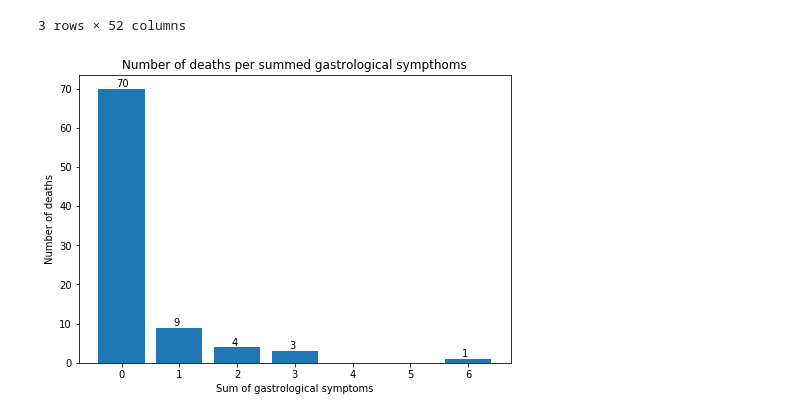
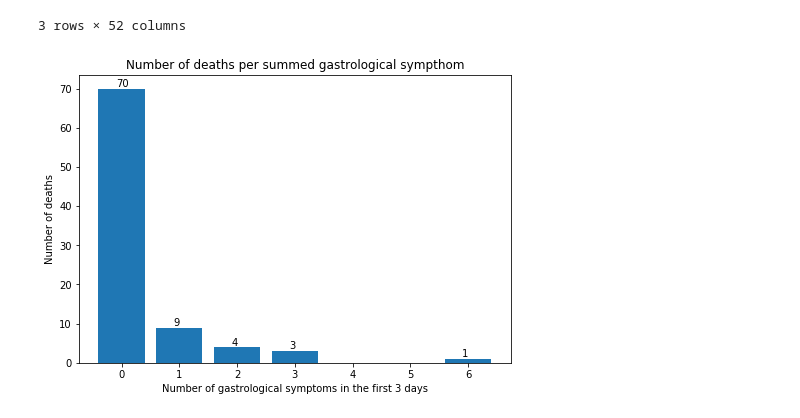
Before and after one commit to Shaked-g/FinalProject, a Jupyter notebook: Final Project.ipynb, the cells around one changed output. Cells and saved outputs as stored; diff of their text form; code cells hidden in the pictures.

```diff
--- a/Final Project.ipynb
+++ b/Final Project.ipynb
@@ -192,21 +194,21 @@ three_days_data.head(3)
 # %%
 mortality_1_3_days = three_days_data[three_days_data["mortality"] == 1]
 x = mortality_1_3_days['summed_symptoms'].unique()
 x.sort()
 y =[]
 for i in x:
     y.append(mortality_1_3_days[mortality_1_3_days["summed_symptoms"] == i]['summed_symptoms'].count())
 fig = plt.figure()
 ax = fig.add_axes([0,0,1,1])
 ax.bar(x,y)
 
-ax.set_title('Number of deaths per summed gastrological sympthoms')
+ax.set_title('Number of deaths per summed gastrological sympthom')
 ax.set_ylabel('Number of deaths')
-ax.set_xlabel('Sum of gastrological symptoms')
+ax.set_xlabel('Number of gastrological symptoms in the first 3 days')
 
 for index, value in enumerate (x):
     plt.text(value-0.1, y[index]+0.5, str(y[index]))
 
 plt.show()
 # %% [output]
-[figure, old version]
+[figure, new version]
```
Also changed, not shown: parts of 37 cells of this notebook.
